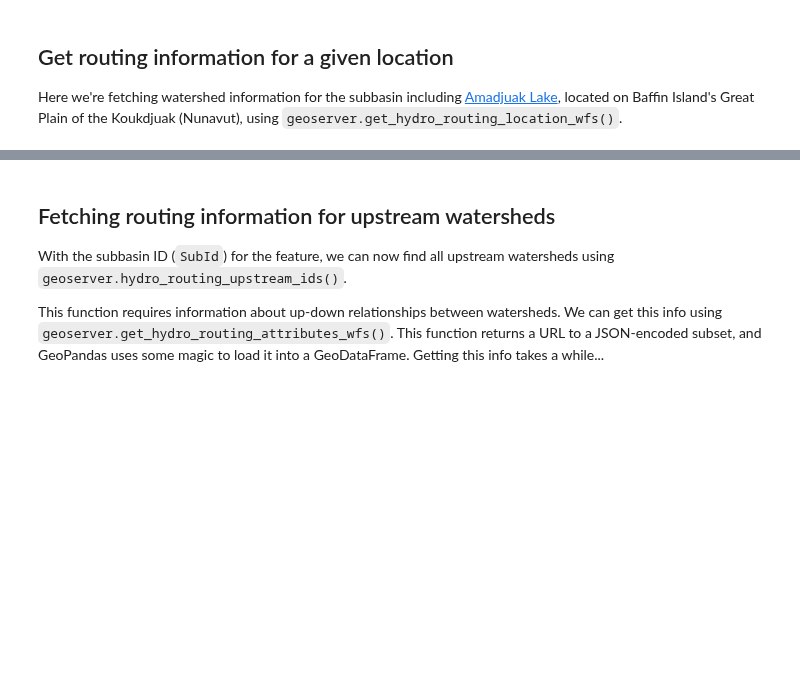
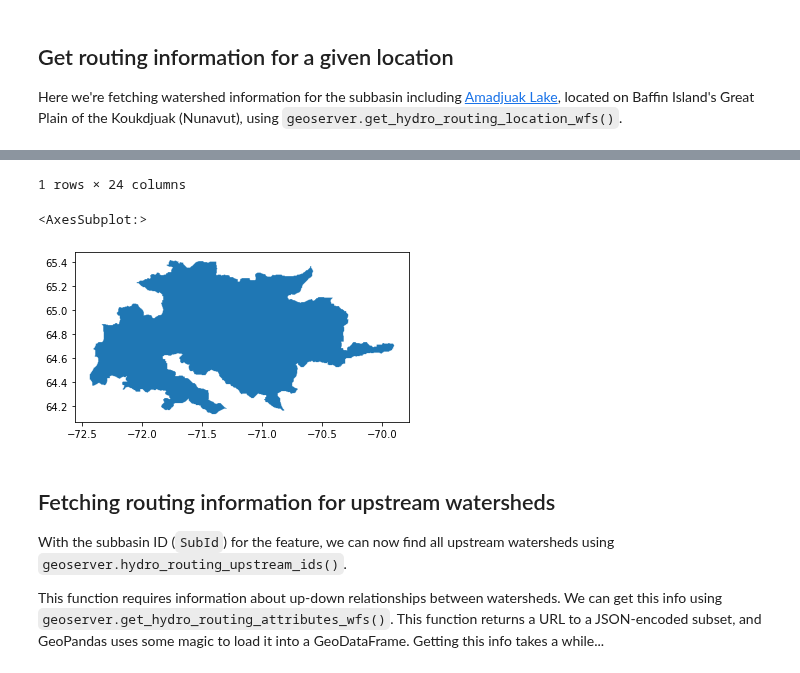
Before and after one commit to CSHS-CWRA/RavenPy, a Jupyter notebook: docs/notebooks/hydro_routing_product_example.ipynb, the cells around one changed output, grey strips where cells are left out. Drawn from its saved outputs; the diff is of its cells as text; code cells hidden in the pictures; blank space fills up the shorter version.

```diff
--- a/docs/notebooks/hydro_routing_product_example.ipynb
+++ b/docs/notebooks/hydro_routing_product_example.ipynb
@@ -50,0 +18,11 @@ display(gpd.GeoDataFrame.from_features([feat]).plot())
+# %%
+amadjuak = (-71.225, 65.05)
+
+feature = geoserver.get_hydro_routing_location_wfs(
+    coordinates=amadjuak * 2, lakes="1km", level=7
+)
+
+feat = gpd.read_file(feature.decode())  # decode converts bytes to string
+display(feat)
+feat.plot(aspect="equal")
+# %% [output]
@@ -51,3 +31,6 @@ display(gpd.GeoDataFrame.from_features([feat]).plot())
+1 rows × 24 columns
+<AxesSubplot:>
+[figure, added]
 # %% [markdown]
 ## Fetching routing information for upstream watersheds
 
```
Also changed, not shown: parts of 6 cells of this notebook, 1 other file.
